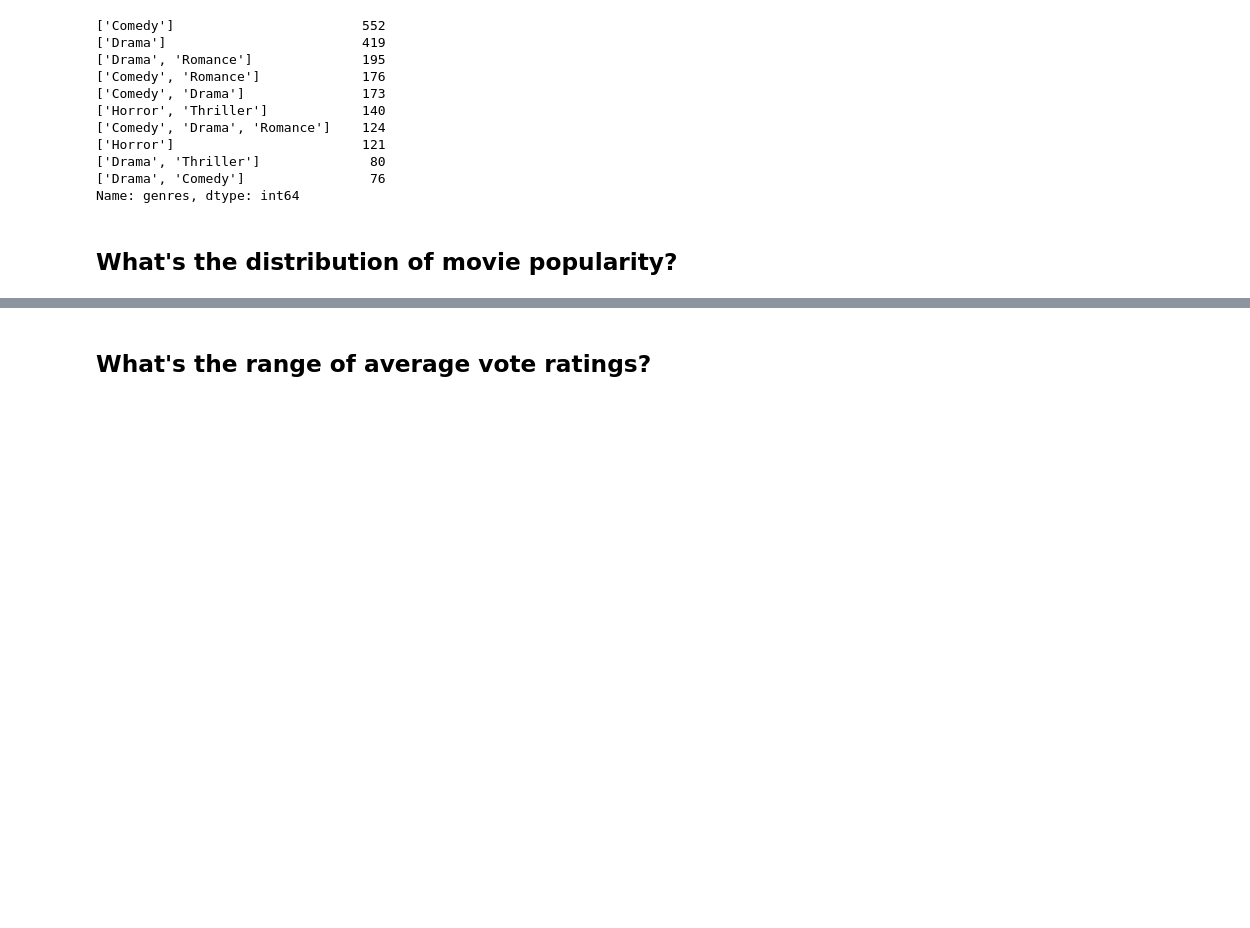
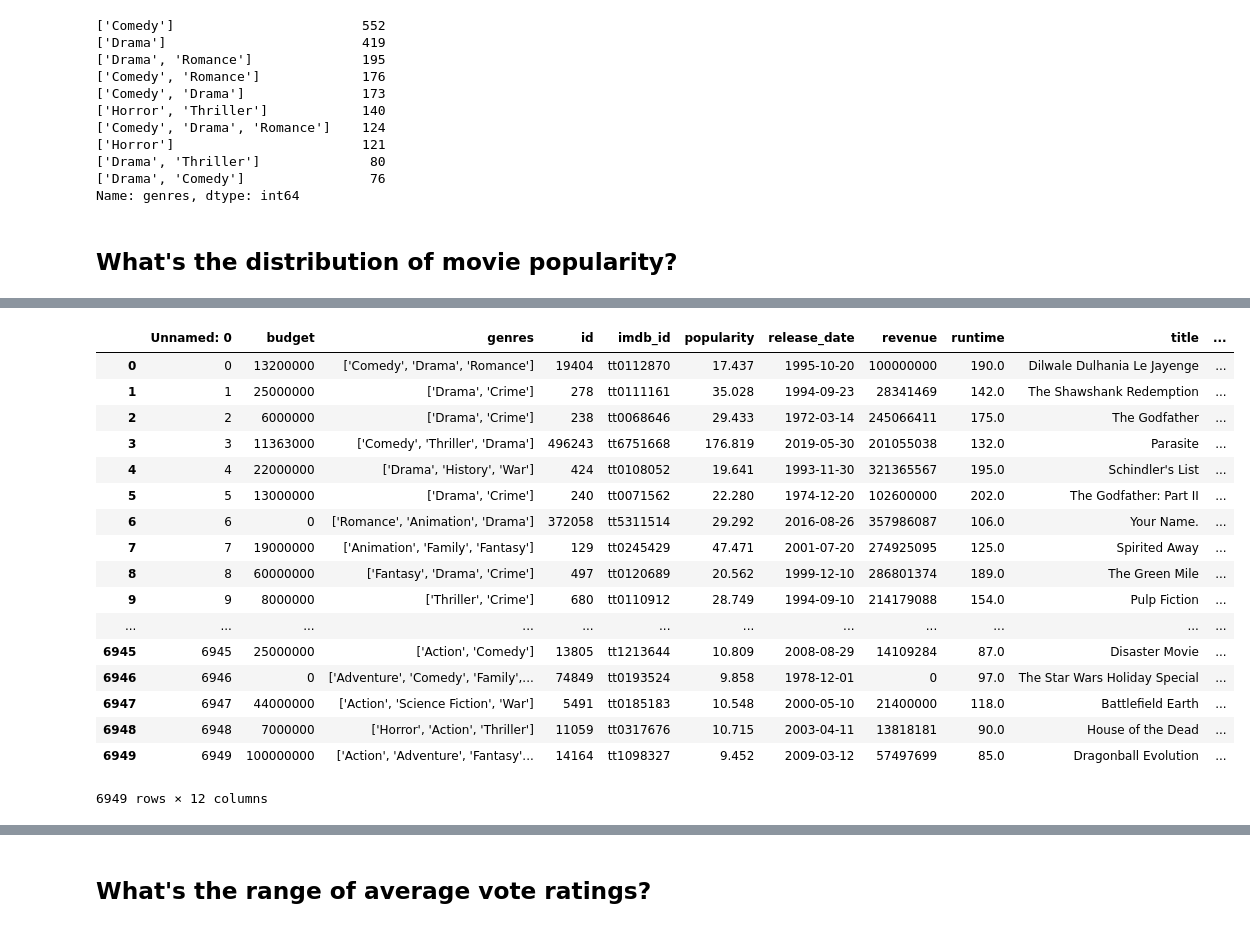
Before and after one commit to chrispfchung/mediaproject, a Jupyter notebook: Data API Calls (movieDB).ipynb, the cells around one changed output, grey strips where cells are left out. Cells and saved outputs as stored; diff of their text form; code cells hidden in the pictures; blank space fills up the shorter version.

```diff
--- a/Data API Calls (movieDB).ipynb
+++ b/Data API Calls (movieDB).ipynb
@@ -207,0 +253,21 @@ Name: genres, dtype: int64
+# %%
+df[df['popularity'] < 1400]
+# %% [output]
+|  | Unnamed: 0 | budget | genres | id | imdb_id | popularity | release_date | revenue | runtime | title | ... |
+| 0 | 0 | 13200000 | ['Comedy', 'Drama', 'Romance'] | 19404 | tt0112870 | 17.437 | 1995-10-20 | 100000000 | 190.0 | Dilwale Dulhania Le Jayenge | ... |
+| 1 | 1 | 25000000 | ['Drama', 'Crime'] | 278 | tt0111161 | 35.028 | 1994-09-23 | 28341469 | 142.0 | The Shawshank Redemption | ... |
+| 2 | 2 | 6000000 | ['Drama', 'Crime'] | 238 | tt0068646 | 29.433 | 1972-03-14 | 245066411 | 175.0 | The Godfather | ... |
+| 3 | 3 | 11363000 | ['Comedy', 'Thriller', 'Drama'] | 496243 | tt6751668 | 176.819 | 2019-05-30 | 201055038 | 132.0 | Parasite | ... |
+| 4 | 4 | 22000000 | ['Drama', 'History', 'War'] | 424 | tt0108052 | 19.641 | 1993-11-30 | 321365567 | 195.0 | Schindler's List | ... |
+| 5 | 5 | 13000000 | ['Drama', 'Crime'] | 240 | tt0071562 | 22.280 | 1974-12-20 | 102600000 | 202.0 | The Godfather: Part II | ... |
+| 6 | 6 | 0 | ['Romance', 'Animation', 'Drama'] | 372058 | tt5311514 | 29.292 | 2016-08-26 | 357986087 | 106.0 | Your Name. | ... |
+| 7 | 7 | 19000000 | ['Animation', 'Family', 'Fantasy'] | 129 | tt0245429 | 47.471 | 2001-07-20 | 274925095 | 125.0 | Spirited Away | ... |
+| 8 | 8 | 60000000 | ['Fantasy', 'Drama', 'Crime'] | 497 | tt0120689 | 20.562 | 1999-12-10 | 286801374 | 189.0 | The Green Mile | ... |
+| 9 | 9 | 8000000 | ['Thriller', 'Crime'] | 680 | tt0110912 | 28.749 | 1994-09-10 | 214179088 | 154.0 | Pulp Fiction | ... |
+| ... | ... | ... | ... | ... | ... | ... | ... | ... | ... | ... | ... |
+| 6945 | 6945 | 25000000 | ['Action', 'Comedy'] | 13805 | tt1213644 | 10.809 | 2008-08-29 | 14109284 | 87.0 | Disaster Movie | ... |
+| 6946 | 6946 | 0 | ['Adventure', 'Comedy', 'Family',... | 74849 | tt0193524 | 9.858 | 1978-12-01 | 0 | 97.0 | The Star Wars Holiday Special | ... |
+| 6947 | 6947 | 44000000 | ['Action', 'Science Fiction', 'War'] | 5491 | tt0185183 | 10.548 | 2000-05-10 | 21400000 | 118.0 | Battlefield Earth | ... |
+| 6948 | 6948 | 7000000 | ['Horror', 'Action', 'Thriller'] | 11059 | tt0317676 | 10.715 | 2003-04-11 | 13818181 | 90.0 | House of the Dead | ... |
+| 6949 | 6949 | 100000000 | ['Action', 'Adventure', 'Fantasy'... | 14164 | tt1098327 | 9.452 | 2009-03-12 | 57497699 | 85.0 | Dragonball Evolution | ... |
+6949 rows × 12 columns
```
Also changed, not shown: parts of 9 cells of this notebook.
